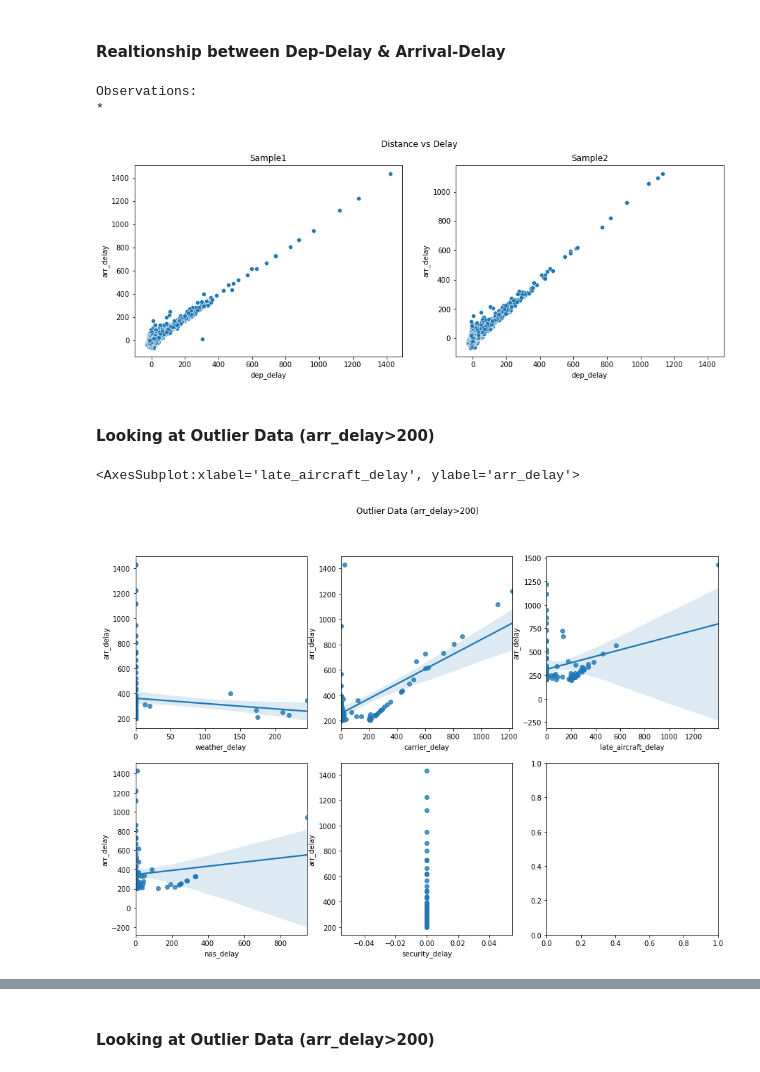
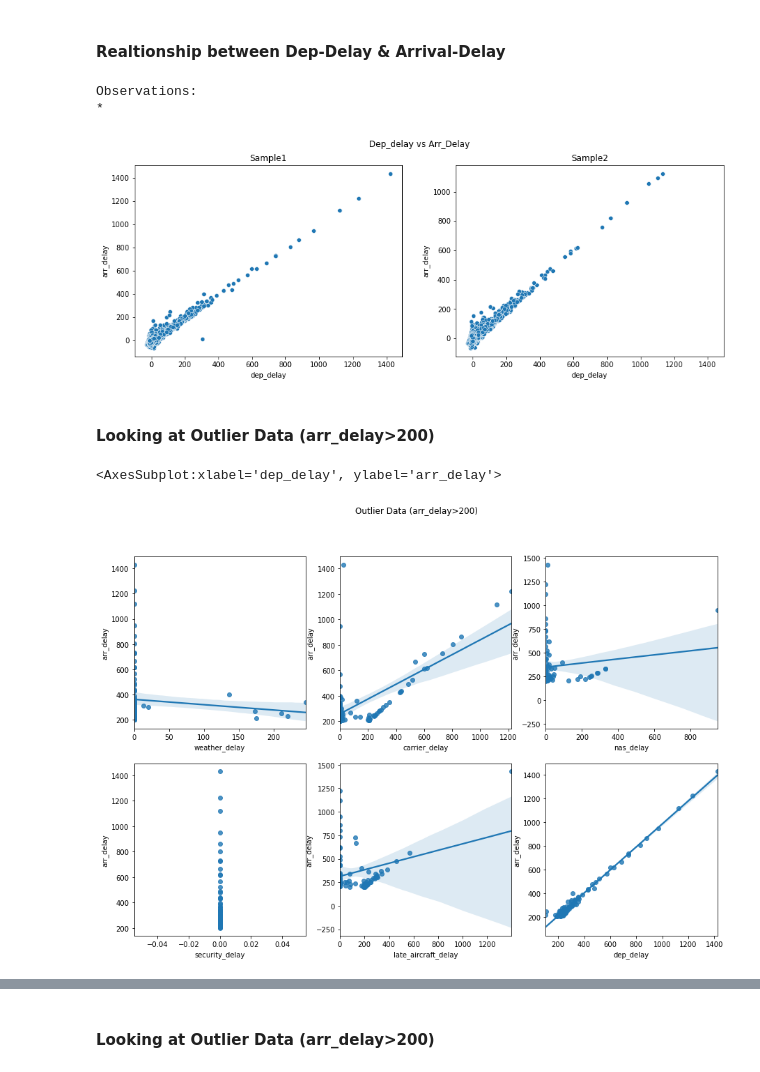
Before and after one commit to WongMatthew/LHL-Predicting-Flight-Patterns, a Jupyter notebook: Flight Prediction - master/exploratory_analysis.ipynb, the cells around one changed output, grey strips where cells are left out. Drawn from its saved outputs; the diff is of its cells as text; code cells hidden in the pictures.

```diff
--- a/Flight Prediction - master/exploratory_analysis.ipynb
+++ b/Flight Prediction - master/exploratory_analysis.ipynb
@@ -369,7 +369,7 @@ Observations:
 # %%
 #create charts
 fig, axes = plt.subplots(1, 2, sharex=True, figsize=(15,5))
-fig.suptitle('Distance vs Delay')
+fig.suptitle('Dep_delay vs Arr_Delay')
 
 #sample1
 sns.scatterplot(x='dep_delay',y='arr_delay',data=sample1,ax=axes[0])
@@ -387,36 +387,39 @@ print(
 # %% [output]
 Observations:
 *
-[figure, old version]
+[figure, new version]
 # %% [markdown]
 #### **Looking at Outlier Data (arr_delay>200)**
 # %%
 filter1 = sample1['arr_delay']>200
 outliers = sample1[filter1][['origin_city_name','dest_city_name','arr_delay','dep_delay','weather_delay','carrier_delay','nas_delay','security_delay','late_aircraft_delay']]
 outliers.head()
 
 filter1 = sample1['arr_delay']>200
 outliers = sample1[filter1][['origin_city_name','dest_city_name','arr_delay','dep_delay','weather_delay','carrier_delay','nas_delay','security_delay','late_aircraft_delay']]
 outliers.head()
 
 #create charts
 fig, axes = plt.subplots(2, 3, figsize=(15,10))
 fig.suptitle('Outlier Data (arr_delay>200)')
 
 #weather_delay
 sns.regplot(x='weather_delay',y='arr_delay',data=outliers,ax=axes[0,0])
 
 #carrier_delay
 sns.regplot(x='carrier_delay',y='arr_delay',data=outliers,ax=axes[0,1])
 
 #nas_delay
-sns.regplot(x='nas_delay',y='arr_delay',data=outliers,ax=axes[1,0])
+sns.regplot(x='nas_delay',y='arr_delay',data=outliers,ax=axes[0,2])
 
 #security_delay
-sns.regplot(x='security_delay',y='arr_delay',data=outliers,ax=axes[1,1])
+sns.regplot(x='security_delay',y='arr_delay',data=outliers,ax=axes[1,0])
 
 #late_aircraft_delay
-sns.regplot(x='late_aircraft_delay',y='arr_delay',data=outliers,ax=axes[0,2])
+sns.regplot(x='late_aircraft_delay',y='arr_delay',data=outliers,ax=axes[1,1])
+
+#dep_delay
+sns.regplot(x='dep_delay',y='arr_delay',data=outliers,ax=axes[1,2])
 # %% [output]
-<AxesSubplot:xlabel='late_aircraft_delay', ylabel='arr_delay'>
+<AxesSubplot:xlabel='dep_delay', ylabel='arr_delay'>
-[figure, old version]
+[figure, new version]
```
Also changed, not shown: parts of 7 cells of this notebook, 2 other files.
